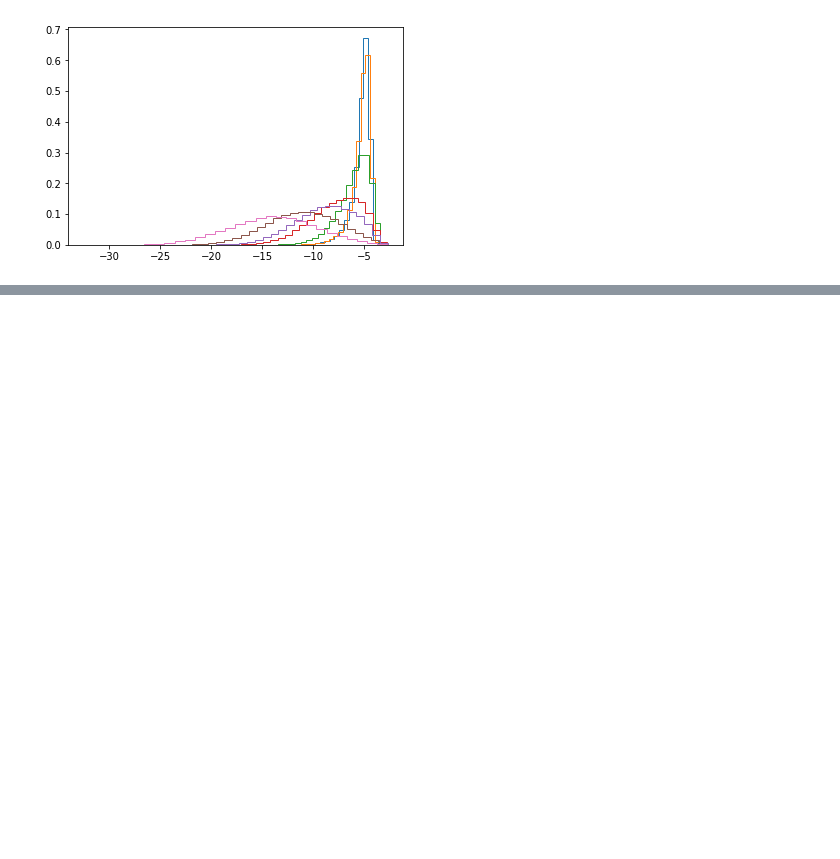
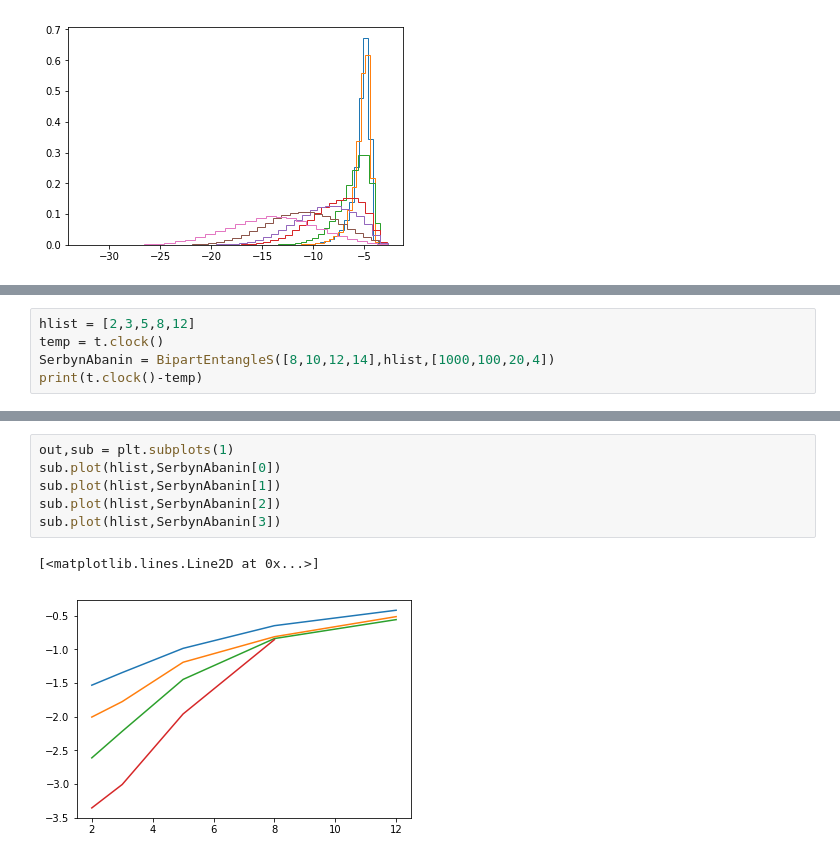
Before and after one commit to albertnbrown/MBL, a Jupyter notebook: Heisenberg.ipynb, the cells around one changed output, grey strips where cells are left out. Saved outputs shown, nothing was run; the diff lists cells and outputs as text; blank space fills up the shorter version.

```diff
--- a/Heisenberg.ipynb
+++ b/Heisenberg.ipynb
@@ -412,0 +407,5 @@ sub.semilogx(hlist, f6[2],basex=5)
+# %%
+hlist = [2,3,5,8,12]
+temp = t.clock()
+SerbynAbanin = BipartEntangleS([8,10,12,14],hlist,[1000,100,20,4])
+print(t.clock()-temp)
@@ -413 +432,10 @@ sub.semilogx(hlist, f6[2],basex=5)
+# %%
+out,sub = plt.subplots(1)
+sub.plot(hlist,SerbynAbanin[0])
+sub.plot(hlist,SerbynAbanin[1])
+sub.plot(hlist,SerbynAbanin[2])
+sub.plot(hlist,SerbynAbanin[3])
+# %% [output]
+[<matplotlib.lines.Line2D at 0x...>]
+[figure, added]
 # %%
```
Also changed, not shown: parts of 5 cells of this notebook.
